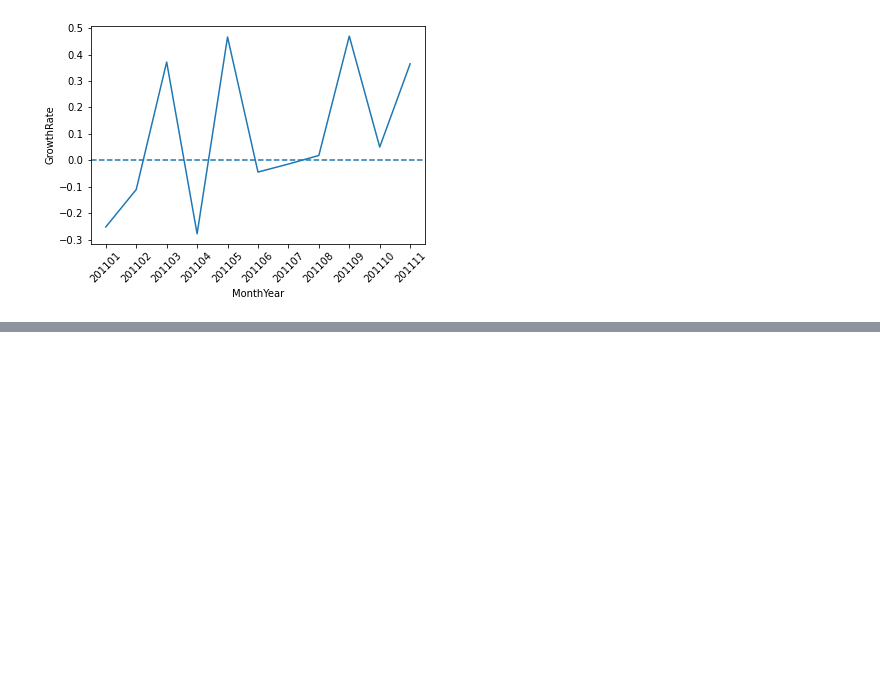
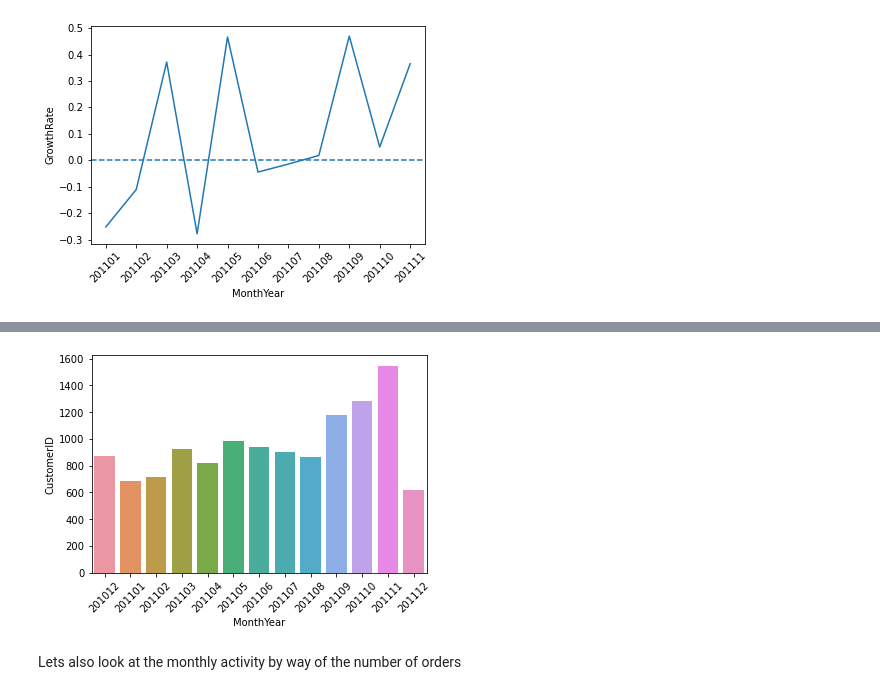
Before and after one commit to abhijithrajan/retail_growth_analysis, a Jupyter notebook: Metrics.ipynb, the cells around one changed output, grey strips where cells are left out. Drawn from its saved outputs; the diff is of its cells as text; code cells hidden in the pictures; blank space fills up the shorter version.

```diff
--- a/Metrics.ipynb
+++ b/Metrics.ipynb
@@ -126,0 +123,3 @@ plt.xticks(rotation=45);
+# %%
+uk_df = df.query("Country=='United Kingdom'")
+uk_df.head()
@@ -126,0 +135,3 @@ plt.xticks(rotation=45);
+# %%
+#creating monthly active customers dataframe by counting unique Customer IDs
+uk_monthly_active = uk_df.groupby('MonthYear')['CustomerID'].nunique().reset_index()
@@ -126,0 +155,7 @@ plt.xticks(rotation=45);
+# %%
+sns.barplot(data=uk_monthly_active, x='MonthYear', y='CustomerID')
+plt.xticks(rotation=45);
+# %% [output]
+[figure, added]
+# %% [markdown]
+Lets also look at the monthly activity by way of the number of orders
```
Also changed, not shown: parts of 14 cells of this notebook.
